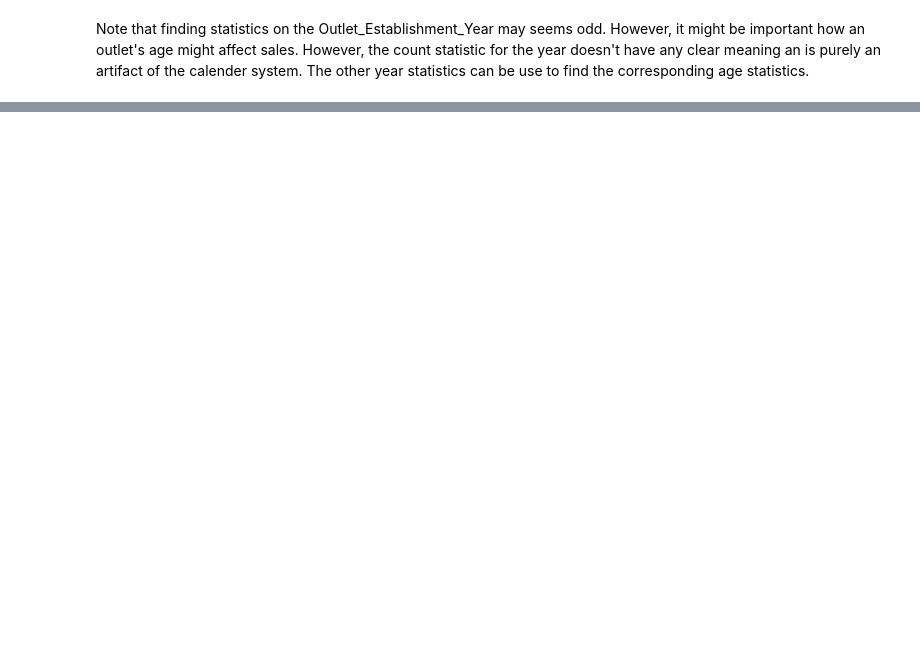
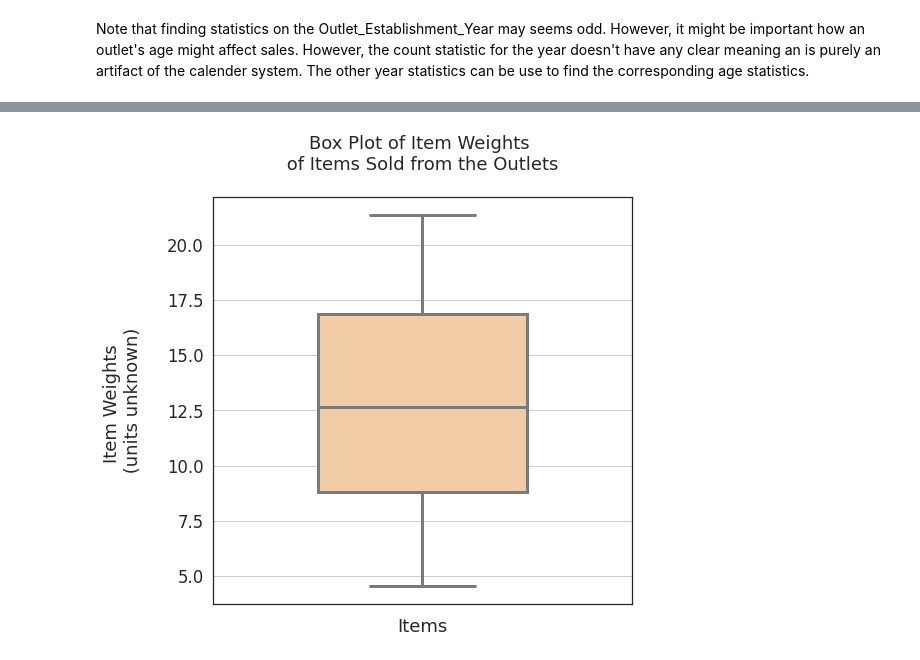
Before and after one commit to bngrossmann/food-sales-predictions, a Jupyter notebook: food_sales_predition.ipynb, the cells around one changed output, grey strips where cells are left out. Saved outputs shown, nothing was run; the diff lists cells and outputs as text; code cells hidden in the pictures; blank space fills up the shorter version.

```diff
--- a/food_sales_predition.ipynb
+++ b/food_sales_predition.ipynb
@@ -397,0 +459,10 @@ Note that finding statistics on the Outlet_Establishment_Year may seems odd. How
+# %%
+plt.figure(figsize=(7.5,7.5))
+sns.set(font_scale=1.5,style="white")
+cute_colors= ["#fc9","#9cf"]
+box_ax = sns.boxplot(data=df_sales, y="Item_Weight",orient="v",palette=cute_colors,linewidth=3,width=0.5);
+box_ax.yaxis.grid(True);
+#
+box_ax.set(title='Box Plot of Item Weights \n of Items Sold from the Outlets \n',xlabel="Items",ylabel="Item Weights \n (units unknown) \n");
+# %% [output]
+[figure, added]
```
Also changed, not shown: parts of 24 cells of this notebook.
